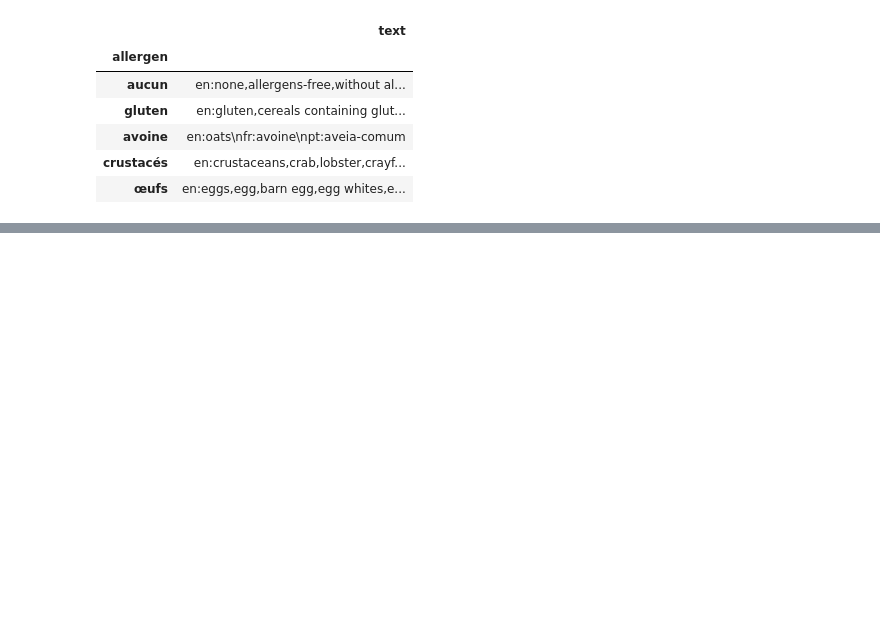
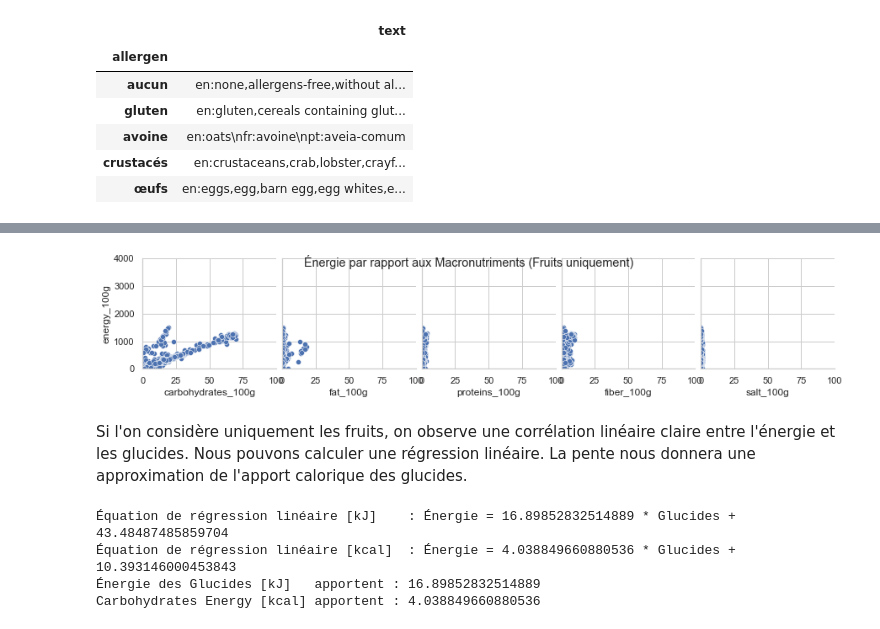
Before and after one commit to Abdess/sante_publique_france, a Jupyter notebook: P3_01_nettoyage.ipynb, the cells around one changed output, grey strips where cells are left out. Cells and saved outputs as stored; diff of their text form; code cells hidden in the pictures; blank space fills up the shorter version.

```diff
--- a/P3_01_notebook.ipynb
+++ b/P3_01_nettoyage.ipynb
@@ -1604,0 +1839,4 @@ De cette manière les agents peuvent facilement mener une étude sur les allerg
+# %%
+# Obtenir le nombre de produits par groupes de PNNS
+by_pnns = df_nutrients.groupby(['pnns_groups_1', 'pnns_groups_2'])
+by_pnns.size().sort_values(ascending=False)
@@ -1604,0 +2082,57 @@ De cette manière les agents peuvent facilement mener une étude sur les allerg
+# %%
+# Fonction pour tracer des nuages de points
+# pour un groupe spécifique de PNNS 2
+def pairplot_for_pnns_group(df,
+                            pnns_group,
+                            x_vars,
+                            y_vars,
+                            title,
+                            xlim=(0, 100),
+                            ylim=(0, 4000)):
+    g = sns.pairplot(df[df.pnns_groups_2 == pnns_group],
+                     kind='scatter',
+                     x_vars=x_vars,
+                     y_vars=y_vars)
+    g.fig.suptitle(title)
+    g.set(xlim=xlim)
+    g.set(ylim=ylim)
+    plt.show()
+
+
+# Scatter plots of the energy versus each macronutrients for fruits only
+pairplot_for_pnns_group(
+    df_nutrients, 'Fruits', x_vars, y_vars,
+    'Énergie par rapport aux Macronutriments (Fruits uniquement)')
+# %% [output]
+[figure, added]
+# %% [markdown]
+Si l'on considère uniquement les fruits, on observe une corrélation linéaire claire entre l'énergie et les glucides. Nous pouvons calculer une régression linéaire. La pente nous donnera une approximation de l'apport calorique des glucides.
+# %%
+# Importer la méthode de régression linéaire depuis scipy.stats
+# https://docs.scipy.org/doc/scipy/reference/generated/scipy.stats.linregress.html
+from scipy.stats import linregress
+
+# Conversion de kJ en kcal
+kj_to_kcal = 0.239006
+
+# Conserver uniquement les fruits
+df_fruits = df_nutrients[df_nutrients.pnns_groups_2 == 'Fruits'].copy()
+
+# Calculer la régression linéaire pour les fruits
+# uniquement entre l'énergie et les glucides.
+slope_carbohydrates, intercept_carbohydrates, r_value, p_value, std_err = linregress(
+    x=df_fruits['carbohydrates_100g'], y=df_fruits['energy_100g'])
+
+print("Équation de régression linéaire [kJ]    : Énergie = {} * Glucides + {}".
+      format(slope_carbohydrates, intercept_carbohydrates))
+print("Équation de régression linéaire [kcal]  : Énergie = {} * Glucides + {}".
+      format(slope_carbohydrates * kj_to_kcal,
+             intercept_carbohydrates * kj_to_kcal))
+print("Énergie des Glucides [kJ]   apportent : {}".format(slope_carbohydrates))
+print("Carbohydrates Energy [kcal] apportent : {}".format(slope_carbohydrates *
+                                                          kj_to_kcal))
+# %% [output]
+Équation de régression linéaire [kJ]    : Énergie = 16.89852832514889 * Glucides + 43.48487485859704
+Équation de régression linéaire [kcal]  : Énergie = 4.038849660880536 * Glucides + 10.393146000453843
+Énergie des Glucides [kJ]   apportent : 16.89852832514889
+Carbohydrates Energy [kcal] apportent : 4.038849660880536
```
Also changed, not shown: parts of 150 cells of this notebook, 2 other files.
